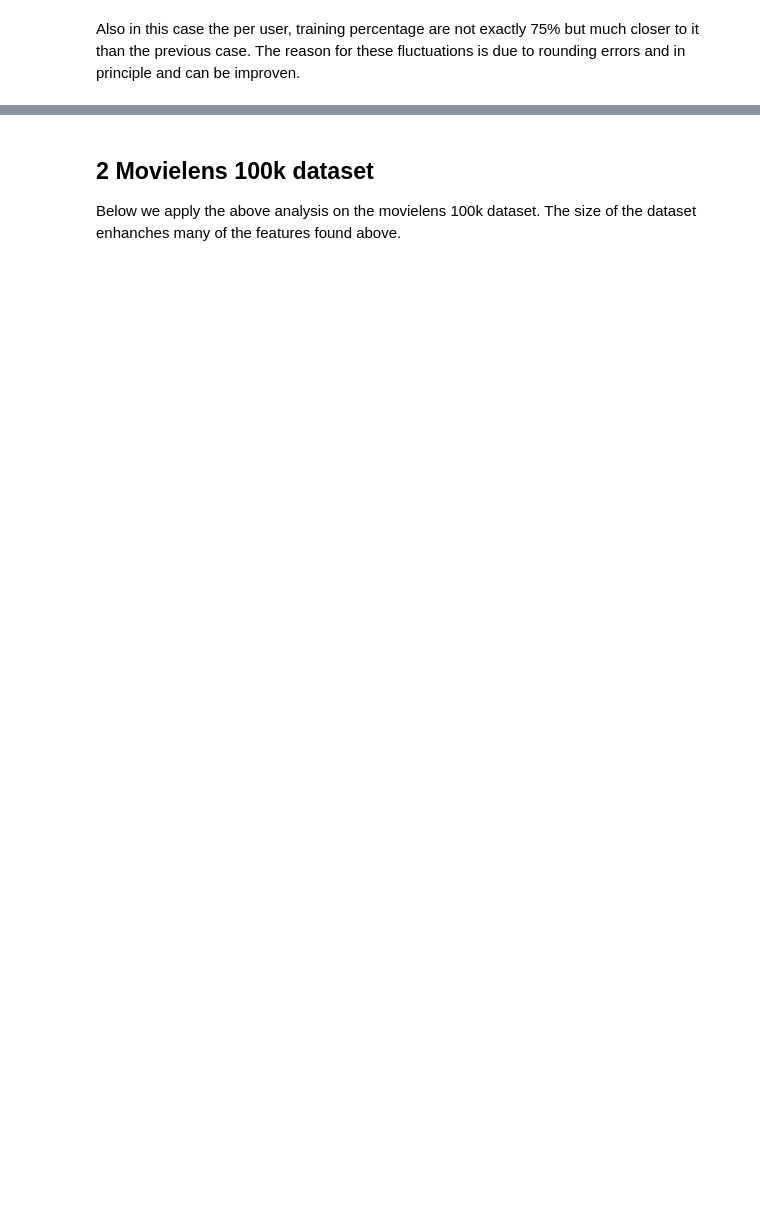
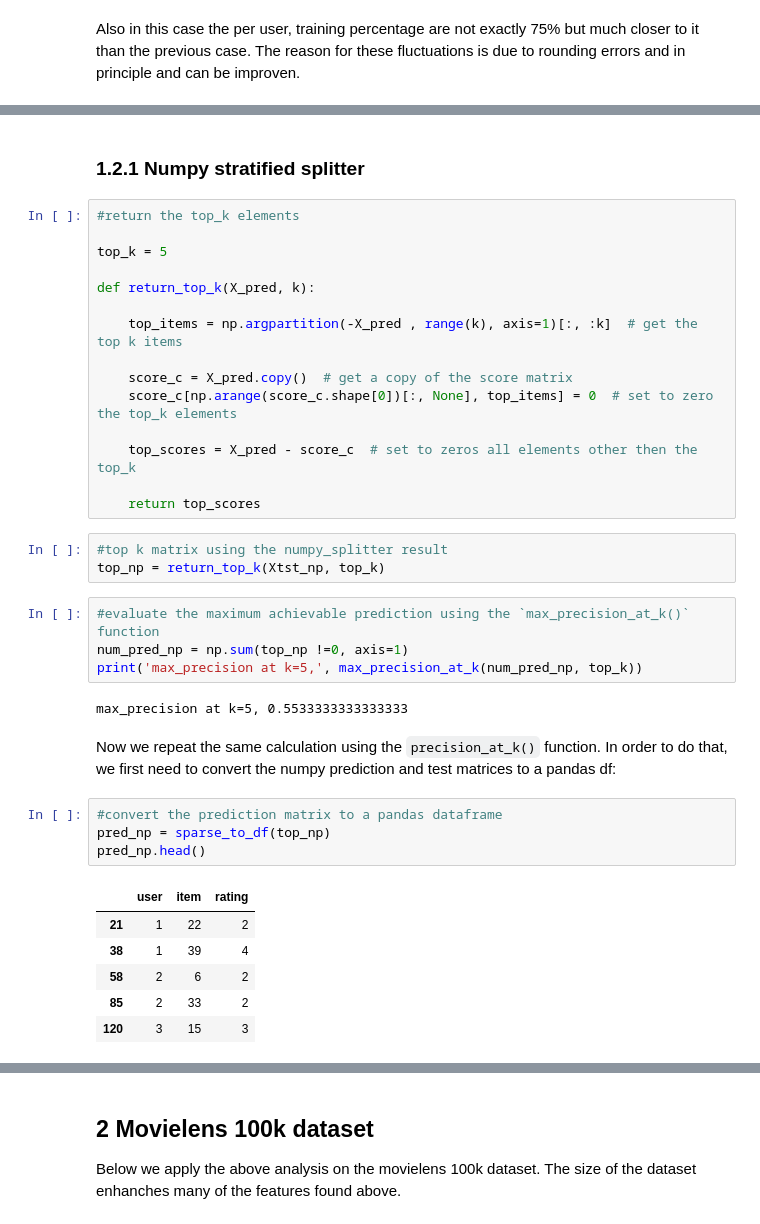
Before and after one commit to xiaoharper/recommenders, a Jupyter notebook: notebooks/03_evaluate/test_normalizations.ipynb, the cells around one changed output, grey strips where cells are left out. Drawn from its saved outputs; the diff is of its cells as text; blank space fills up the shorter version.

```diff
--- a/notebooks/03_evaluate/test_normalizations.ipynb
+++ b/notebooks/03_evaluate/test_normalizations.ipynb
@@ -377,0 +373,39 @@ Xtst_random[Xtst_random.user==3]
+# %% [markdown]
+### 1.2.1 Numpy stratified splitter
+# %%
+#return the top_k elements
+
+top_k = 5
+
+def return_top_k(X_pred, k):
+
+    top_items = np.argpartition(-X_pred , range(k), axis=1)[:, :k]  # get the top k items
+
+    score_c = X_pred.copy()  # get a copy of the score matrix
+    score_c[np.arange(score_c.shape[0])[:, None], top_items] = 0  # set to zero the top_k elements
+
+    top_scores = X_pred - score_c  # set to zeros all elements other then the top_k
+
+    return top_scores
+# %%
+#top k matrix using the numpy_splitter result
+top_np = return_top_k(Xtst_np, top_k)
+# %%
+#evaluate the maximum achievable prediction using the `max_precision_at_k()` function
+num_pred_np = np.sum(top_np !=0, axis=1)
+print('max_precision at k=5,', max_precision_at_k(num_pred_np, top_k))
+# %% [output]
+max_precision at k=5, 0.5533333333333333
+# %% [markdown]
+Now we repeat the same calculation using the `precision_at_k()` function. In order to do that, we first need to convert the numpy prediction and test matrices to a pandas df:
+# %%
+#convert the prediction matrix to a pandas dataframe
+pred_np = sparse_to_df(top_np)
+pred_np.head()
+# %% [output]
+|  | user | item | rating |
+| 21 | 1 | 22 | 2 |
+| 38 | 1 | 39 | 4 |
+| 58 | 2 | 6 | 2 |
+| 85 | 2 | 33 | 2 |
+| 120 | 3 | 15 | 3 |
```
Also changed, not shown: parts of 86 cells of this notebook.
